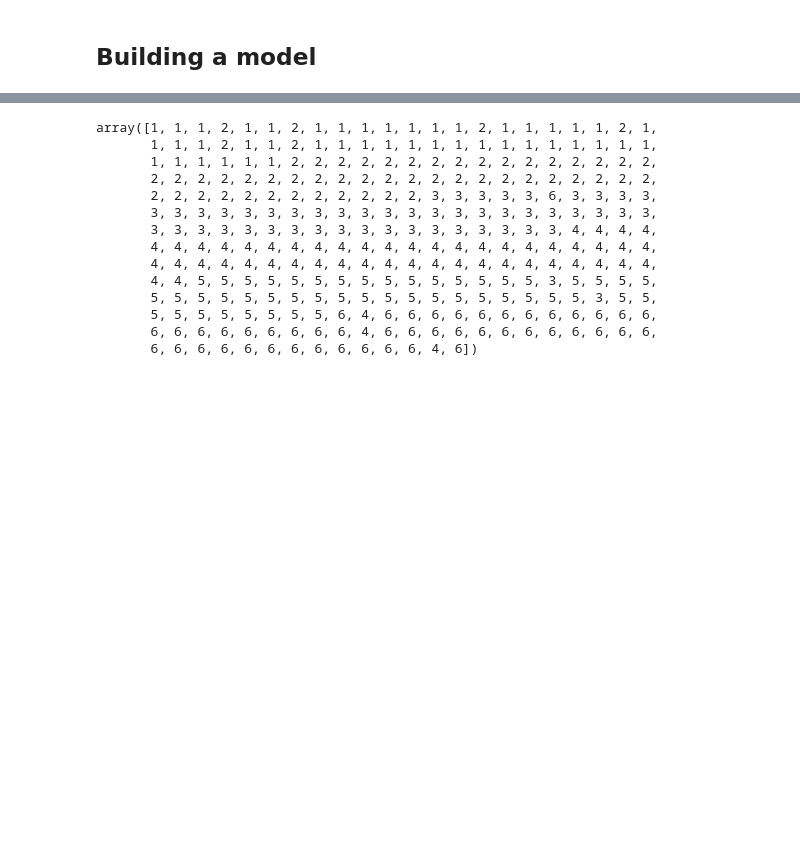
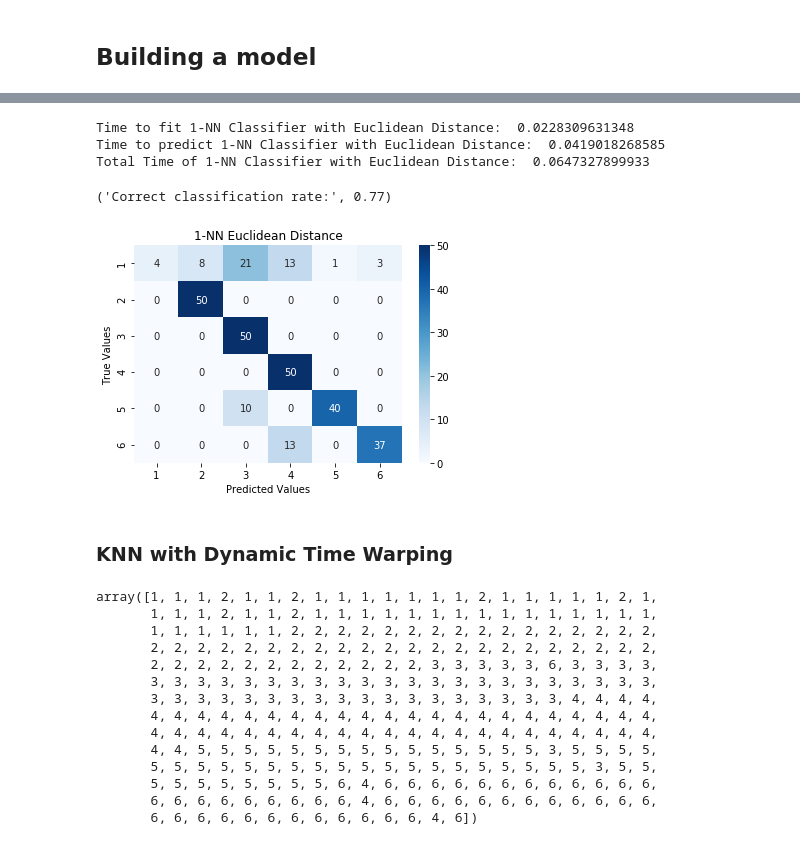
Before and after one commit to giadaconfo/time-series-classification, a Jupyter notebook: tsc_comparison.ipynb, the cells around one changed output, grey strips where cells are left out. Drawn from its saved outputs; the diff is of its cells as text; code cells hidden in the pictures; blank space fills up the shorter version.

```diff
--- a/tsc_comparison.ipynb
+++ b/tsc_comparison.ipynb
@@ -118,0 +120,10 @@ X_test = TimeSeriesScalerMinMax().fit_transform(X_test)
+# %%
+start_fit_knn_ed = time.time()
+knn_ed = KNeighborsTimeSeriesClassifier(n_neighbors = 1, metric='euclidean')
+knn_ed.fit(X_train, y_train)
+end_fit_knn_ed = time.time()
+# %%
+start_predict_knn_ed = time.time()
+y_pred_knn_ed = knn_ed.predict(X_test)
+end_predict_knn_ed = time.time()
+y_pred_knn_ed
@@ -119,2 +149,23 @@ X_test = TimeSeriesScalerMinMax().fit_transform(X_test)
+# %%
+print "Time to fit 1-NN Classifier with Euclidean Distance: ", knn_fit_time_ed
+print "Time to predict 1-NN Classifier with Euclidean Distance: ", knn_predict_time_ed
+print "Total Time of 1-NN Classifier with Euclidean Distance: ", knn_time_ed
+# %% [output]
+Time to fit 1-NN Classifier with Euclidean Distance:  0.0228309631348
+Time to predict 1-NN Classifier with Euclidean Distance:  0.0419018268585
+Total Time of 1-NN Classifier with Euclidean Distance:  0.0647327899933
+# %%
+print("Correct classification rate:", knn_ed.score(X_test, y_test))
+# %% [output]
+('Correct classification rate:', 0.77)
+# %%
+ax = sns.heatmap(confusion_matrix(y_test,y_pred_knn_ed, labels=[1,2,3,4,5,6]),xticklabels=[1,2,3,4,5,6],yticklabels=[1,2,3,4,5,6], annot=True, cmap="Blues").set_title('1-NN Euclidean Distance')
+plt.xlabel("Predicted Values")
+plt.ylabel("True Values")
+plt.show(ax)
+# %% [output]
+[figure, added]
+# %% [markdown]
+### KNN with Dynamic Time Warping
 # %%
 start_fit_knn = time.time()
```
Also changed, not shown: parts of 39 cells of this notebook.
